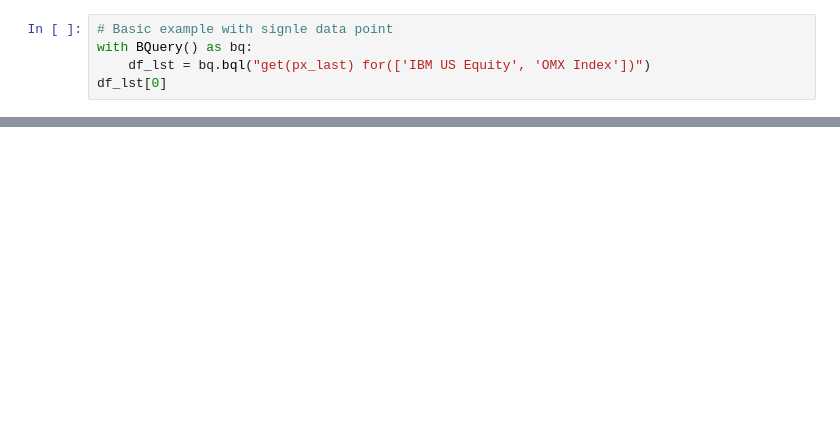
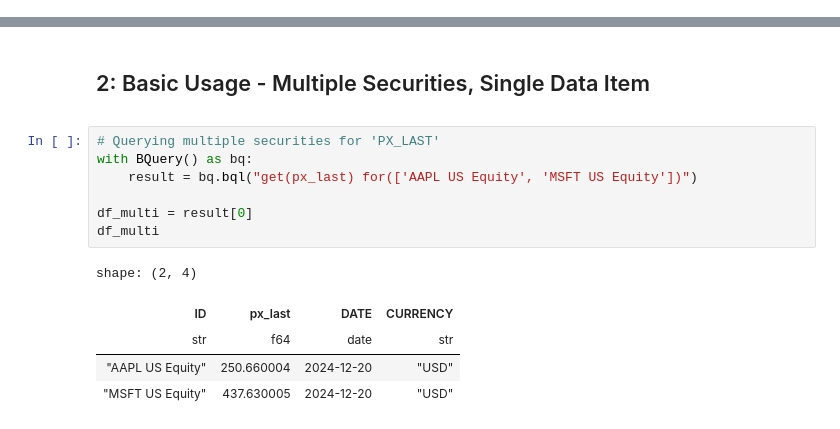
Before and after one commit to MarekOzana/polars-bloomberg, a Jupyter notebook: examples/Examples-BQL.ipynb, the cells around one changed output, grey strips where cells are left out. Cells and saved outputs as stored; diff of their text form; blank space fills up the shorter version.

```diff
--- a/examples/Examples-BQL.ipynb
+++ b/examples/Examples-BQL.ipynb
@@ -12,5 +0,0 @@ RendererRegistry.enable('svg')
-# %%
-# Basic example with signle data point
-with BQuery() as bq:
-    df_lst = bq.bql("get(px_last) for(['IBM US Equity', 'OMX Index'])")
-df_lst[0]
@@ -319,0 +50,16 @@ shape: (5, 11)
+# %% [markdown]
+## 2: Basic Usage - Multiple Securities, Single Data Item
+<a id="section-2"></a>
+# %%
+# Querying multiple securities for 'PX_LAST'
+with BQuery() as bq:
+    result = bq.bql("get(px_last) for(['AAPL US Equity', 'MSFT US Equity'])")
+
+df_multi = result[0]
+df_multi
+# %% [output]
+shape: (2, 4)
+| ID | px_last | DATE | CURRENCY |
+| str | f64 | date | str |
+| "AAPL US Equity" | 250.660004 | 2024-12-20 | "USD" |
+| "MSFT US Equity" | 437.630005 | 2024-12-20 | "USD" |
```
Also changed, not shown: parts of 40 cells of this notebook, 1 other file.
